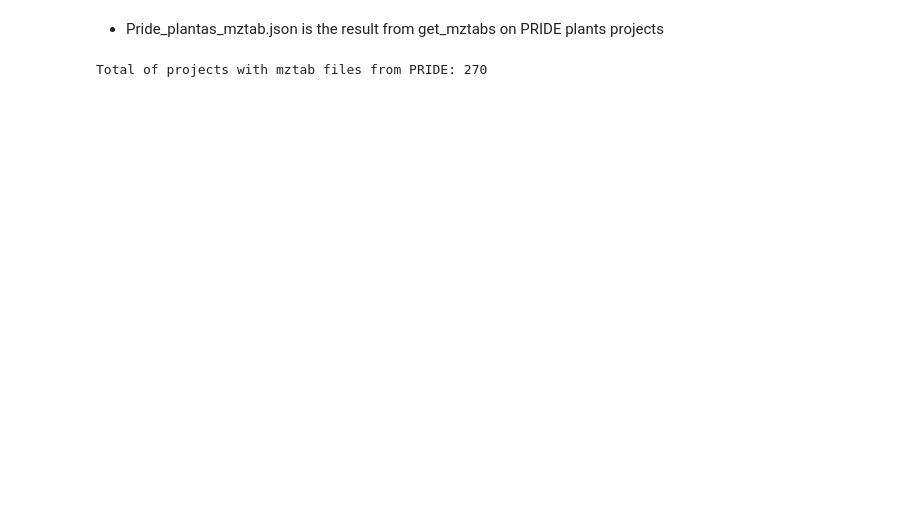
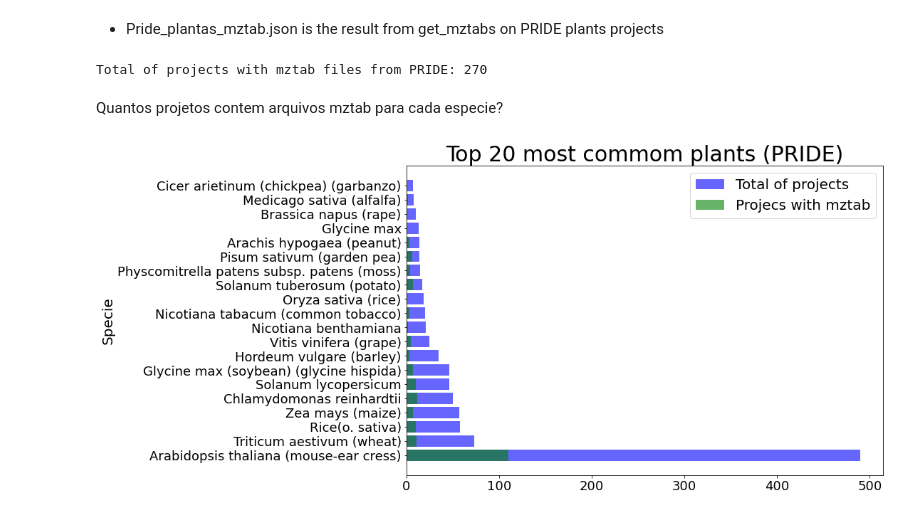
Before and after one commit to tiagocabralborelli/lncRNA, a Jupyter notebook: pride.ipynb, the cells around one changed output. Drawn from its saved outputs; the diff is of its cells as text; code cells hidden in the pictures; blank space fills up the shorter version.

```diff
--- a/pride.ipynb
+++ b/pride.ipynb
@@ -45,3 +28,35 @@ with open("pride_plants_mztab.json") as mztabs:
 print(f"Total of projects with mztab files from PRIDE: {len(pride_plants_mztab)}")
 # %% [output]
 Total of projects with mztab files from PRIDE: 270
+# %% [markdown]
+Quantos projetos contem arquivos mztab para cada especie?
+# %%
+pride_plants_names = [values["name"] for keys,values in pride_plant.items()]
+pride_plants_counter = collections.Counter(pride_plants_names)
+plant_names = [plants[0] for plants in pride_plants_counter.items()]
+plant_quant = [plants[1] for plants in pride_plants_counter.items()]
+plant_with_mztab = []
+for specie in pride_plants_counter.keys():
+    all_projects = [projects for projects,values in pride_plant.items() if f"{specie}" == values["name"]]
+    mztab_projects = list(set(pride_plants_mztab.keys()) & set(all_projects))
+    plant_with_mztab.append(len(mztab_projects))
+    # print(specie,len(all_projects),len(mztab_projects))
+
+plants_count_dataframe = pd.DataFrame({
+    "Specie":plant_names,
+    "Total_projects":plant_quant,
+    "Projects_with_mztab":plant_with_mztab
+})
+plants_count_dataframe.sort_values("Total_projects", ascending = False, inplace = True)
+# %%
+plt.figure(figsize = (12,8))
+plot = plt.subplot()
+projects = plot.barh(plants_count_dataframe.Specie[:20],plants_count_dataframe.Total_projects[:20],color = 'b',align='center', alpha = .6)
+mztabs = plot.barh(plants_count_dataframe.Specie[:20],plants_count_dataframe.Projects_with_mztab[:20],color = 'g',align='center', alpha = 0.6,)
+plot.set_ylabel("Specie",fontsize = 20)
+plot.set_title("Top 20 most commom plants (PRIDE)", fontsize = 30)
+plot.tick_params(labelsize = 18)
+plot.legend((projects,mztabs),("Total of projects","Projecs with mztab"),fontsize = 20)
+plt.savefig("fig1_most_commom_plants.png",bbox_inches='tight')
+# %% [output]
+[figure, added]
```
Also changed, not shown: parts of 14 cells of this notebook, 3 other files.
